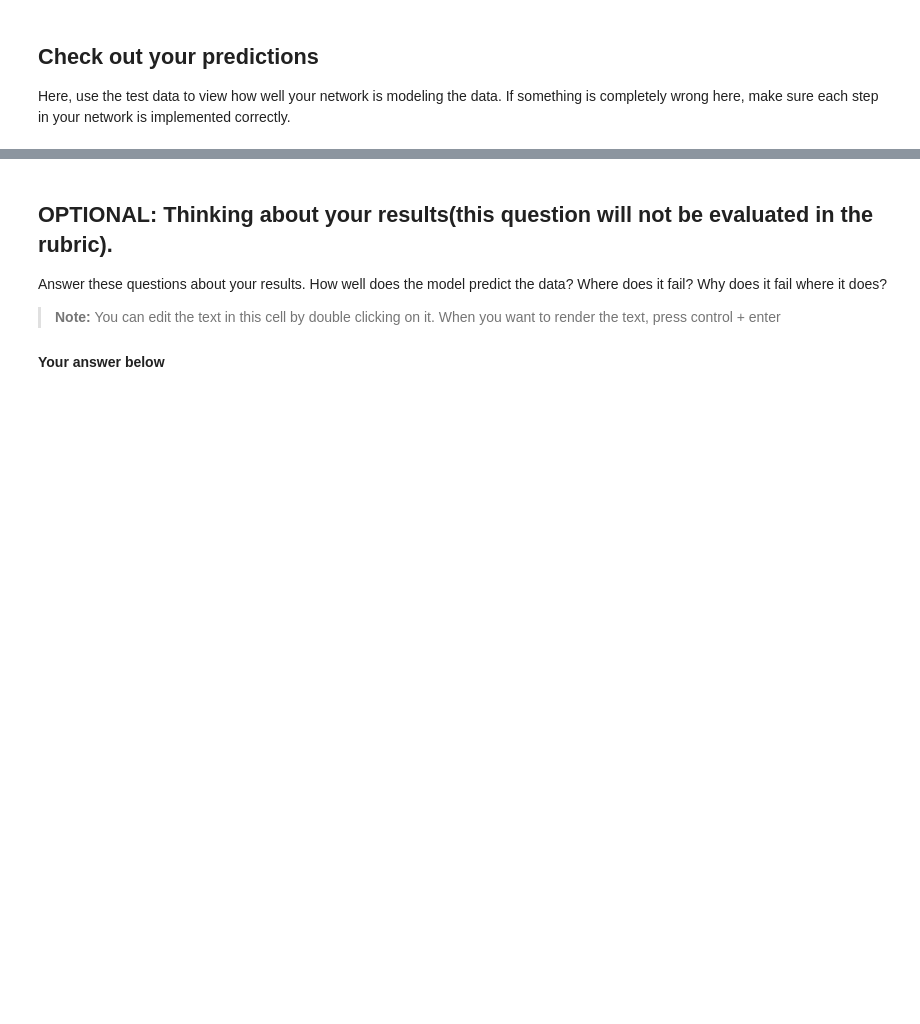
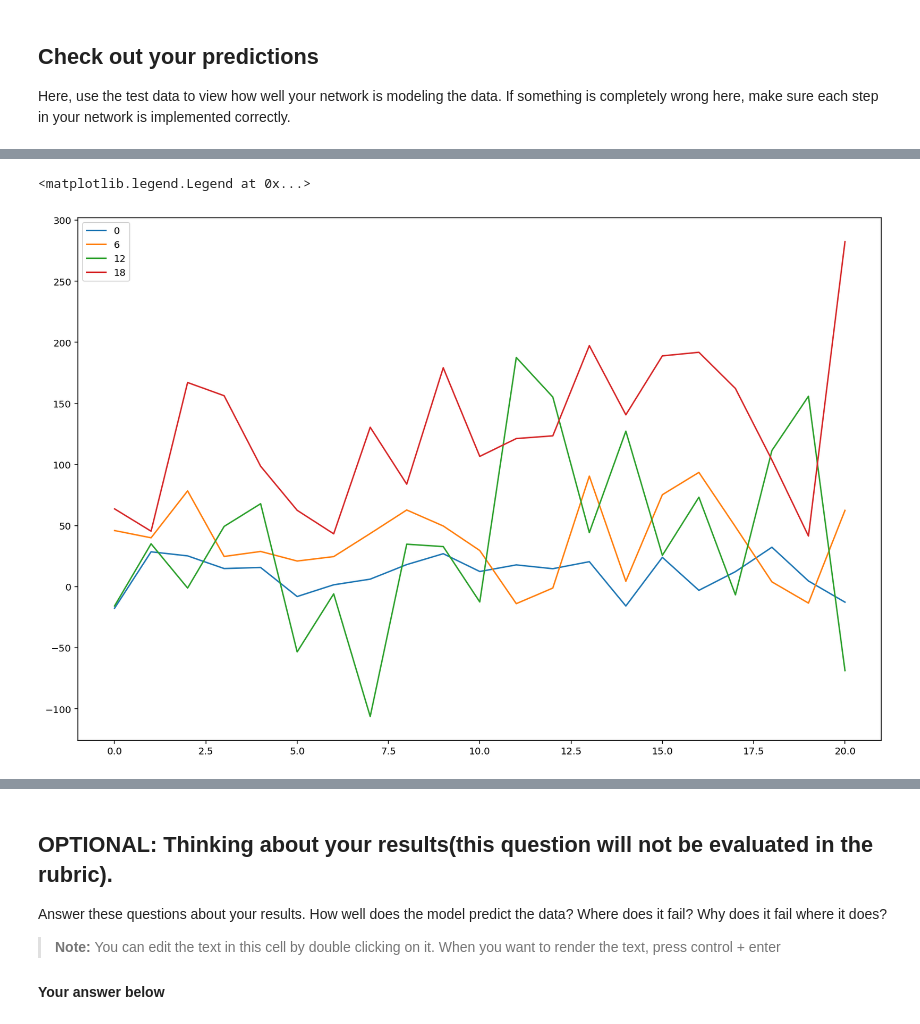
Before and after one commit to severine-baudry/deep-learning-v2-pytorch, a Jupyter notebook: project-bikesharing/Predicting_bike_sharing_data.ipynb, the cells around one changed output, grey strips where cells are left out. Saved outputs shown, nothing was run; the diff lists cells and outputs as text; code cells hidden in the pictures; blank space fills up the shorter version.

```diff
--- a/project-bikesharing/Predicting_bike_sharing_data.ipynb
+++ b/project-bikesharing/Predicting_bike_sharing_data.ipynb
@@ -249,0 +287,12 @@ _ = ax.set_xticklabels(dates[12::24], rotation=45)
+# %%
+# filter prediction error wrt hour
+fig, ax = plt.subplots(figsize=(15,10))
+
+for hour in range(0,24,6):
+    idx = test_features["hr_{}".format(hour)] == 1
+    #print(sum(idx))
+    plt.plot(prediction_error[idx], label = hour)
+plt.legend()
+# %% [output]
+<matplotlib.legend.Legend at 0x...>
+[figure, added]
```
Also changed, not shown: parts of 10 cells of this notebook.
